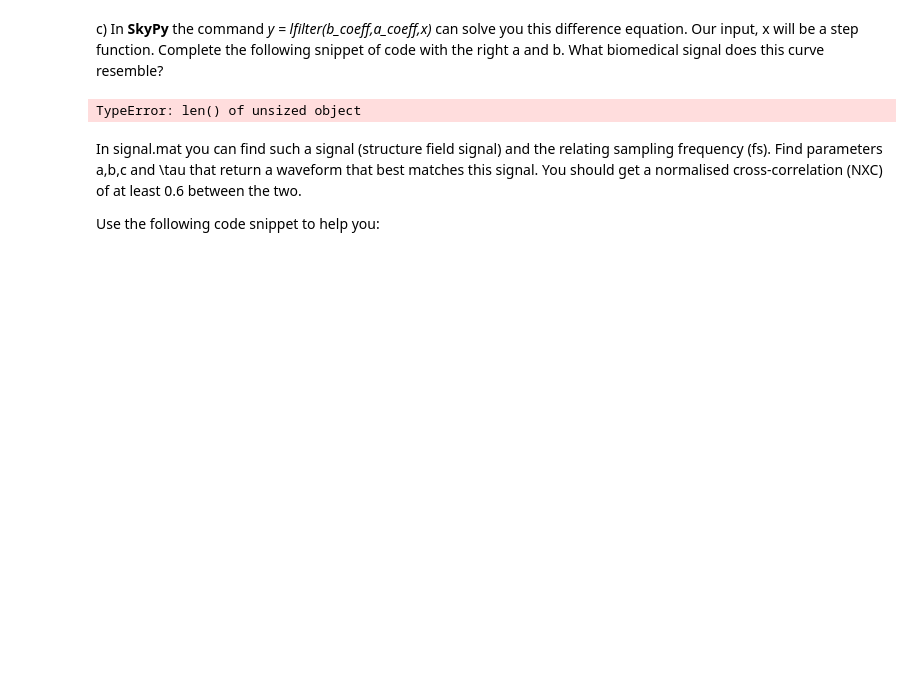
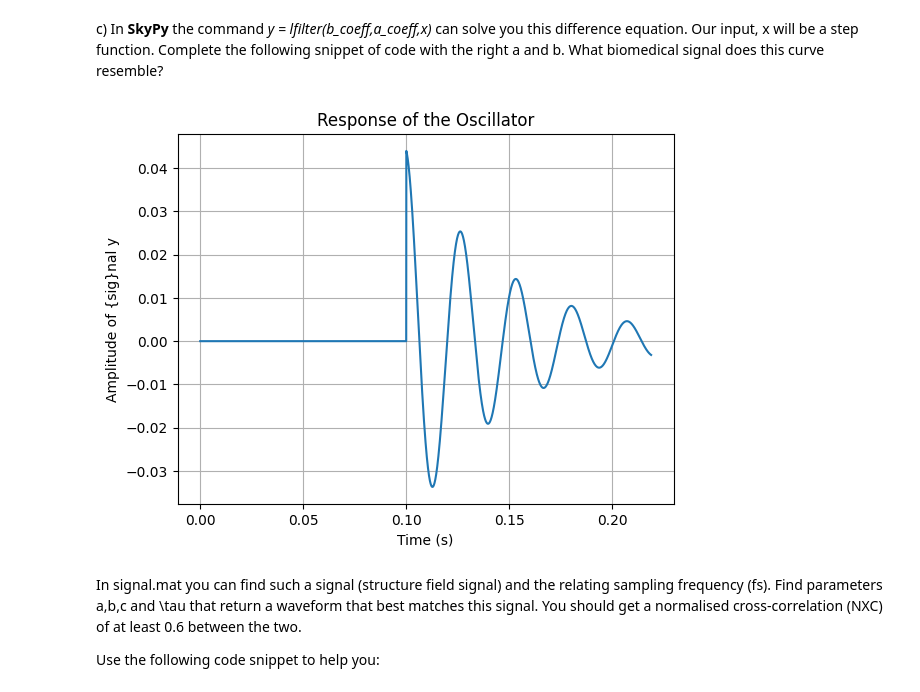
Before and after one commit to BalazsTersztenyak/biomedical-signal-processing, a Jupyter notebook: assignment2/BSP_LAB_25_03.ipynb, the cells around one changed output. Cells and saved outputs as stored; diff of their text form; code cells hidden in the pictures; blank space fills up the shorter version.

```diff
--- a/assignment2/BSP_LAB_25_03.ipynb
+++ b/assignment2/BSP_LAB_25_03.ipynb
@@ -148,38 +491,47 @@ Complete  the following snippet of code with the right a and b. What biomedical
 # %%
 import numpy as np
 import matplotlib.pyplot as plt
 from scipy.signal import lfilter
 
 # Parameters
 fs = 16e3  # Sampling frequency in Hz
 f0 = 100   # Resonant frequency
-w0 = 2 * np.pi * f0  # Resonant angular frequency (b)
-zeta = 0.3    # Damping factor (a)
-G = 1      # Gain (c)
+w0 = 0.745 * np.pi * f0  # Resonant angular frequency (b)
+zeta = 0.09    # Damping factor (a)
+G = 0.044      # Gain (c)
 T = 1 / fs # Sampling period in s
 t = np.linspace(0, 3501 / fs, 3501) # Time of observation
-tau = 50e-3 # Time at which step occurs
+tau = 100e-3 # Time at which step occurs
 
 # Input
 x = np.double(t > tau)  # Step input
 
 # Transfer function coefficients
-a_coeff = 0  # TODO: Add the denominator coefficients here
-b_coeff = 0  # TODO: Add the numerator coefficients here
+a_coeff = [
+    1,
+    -(2 - (w0**2) * (T**2)) / (1 + zeta * w0 * T),
+    (1 - zeta * w0 * T) / (1 + zeta * w0 * T)
+]
+
+b_coeff = [
+    G / (1 + zeta * w0 * T),
+    -2 * G / (1 + zeta * w0 * T),
+    G / (1 + zeta * w0 * T)
+]
 
 # Apply filter
 y = lfilter(b_coeff, a_coeff, x)
 
 # Plot the response
 plt.figure()
 plt.plot(t, y)
 plt.xlabel('Time (s)')
-plt.ylabel('Amplitude of signal y')
+plt.ylabel('Amplitude of {sig}nal y')
 plt.title('Response of the Oscillator')
 plt.grid(True)
 plt.show()
 # %% [output]
-TypeError: len() of unsized object
+[figure, added]
 # %% [markdown]
 In signal.mat you can find such a signal (structure field signal) and the relating sampling frequency (fs). Find parameters a,b,c and \tau that return a waveform that best matches this signal. You should get a normalised cross-correlation (NXC) of at least 0.6 between the two.
 
```
Also changed, not shown: parts of 37 cells of this notebook.
